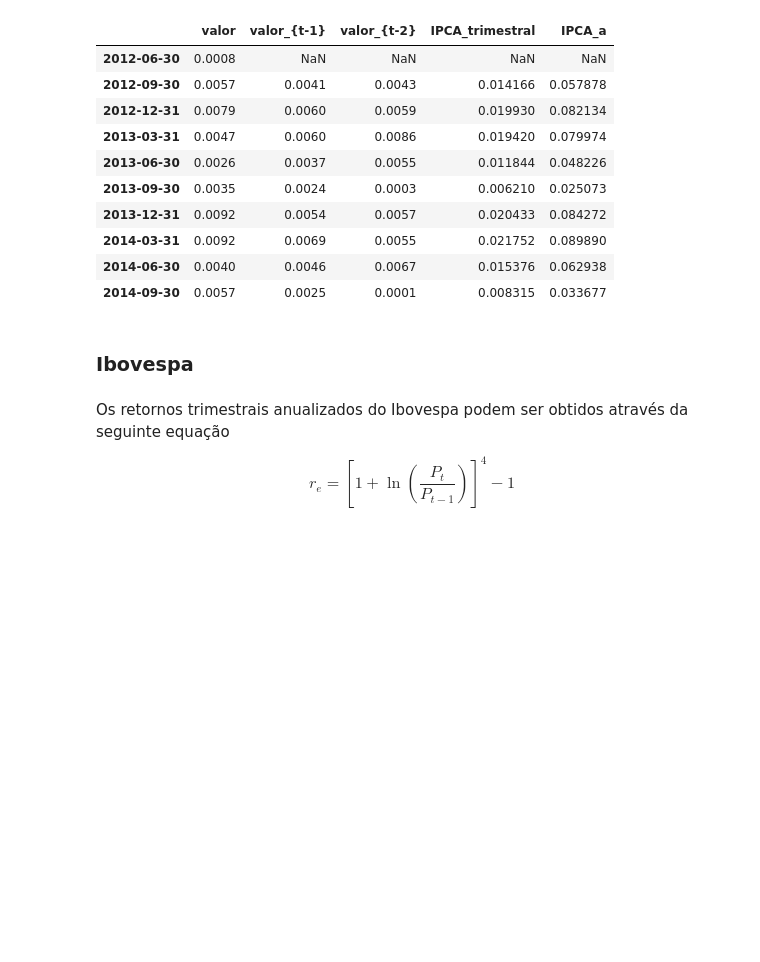
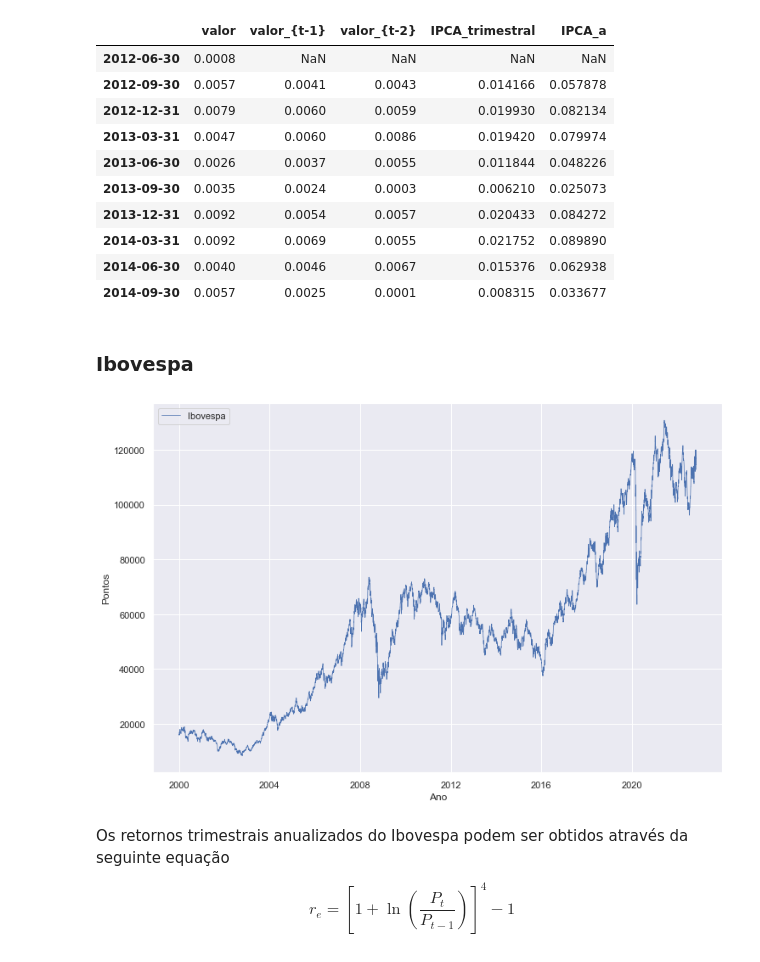
Before and after one commit to guimasuko/stochastic_discount_factor, a Jupyter notebook: stochastic_discount_factor.ipynb, the cells around one changed output. Cells and saved outputs as stored; diff of their text form; code cells hidden in the pictures; blank space fills up the shorter version.

Commit message:
Adicionando gráficos das séries

```diff
--- a/stochastic_discount_factor.ipynb
+++ b/stochastic_discount_factor.ipynb
@@ -107,6 +108,19 @@ ibov = pd.DataFrame(data = ibov['Adj Close'], index = days)
 ibov = ibov.rename(columns={'Adj Close': 'IBOV'})
 # %%
 normalize_nan(ibov)
+# %%
+# visualização melhor de gráficos
+sns.set(rc={'figure.figsize':(12,8)});
+# %%
+# Série do Ibovespa graficamente
+plt.plot(ibov['IBOV'], label = 'Ibovespa', linewidth =.7)
+plt.xlabel("Ano")
+plt.ylabel("Pontos")
+plt.xticks(fontname = "Arial")
+plt.legend()
+plt.show()
+# %% [output]
+[figure, added]
 # %%
 # vai retornar o dataframe do ibovespa com valores trimestrais apenas
 ibov = ibov.loc[quarters]
```
Also changed, not shown: parts of 3 cells of this notebook.
